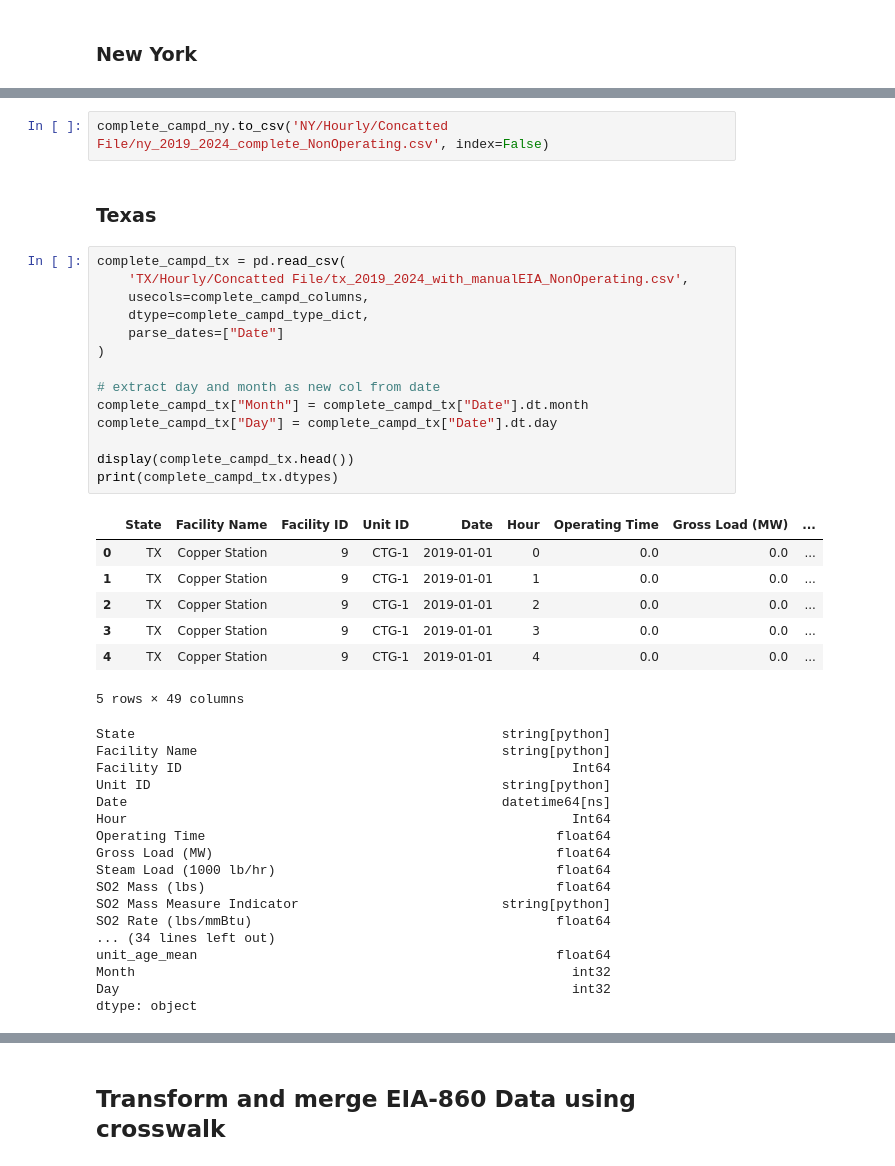
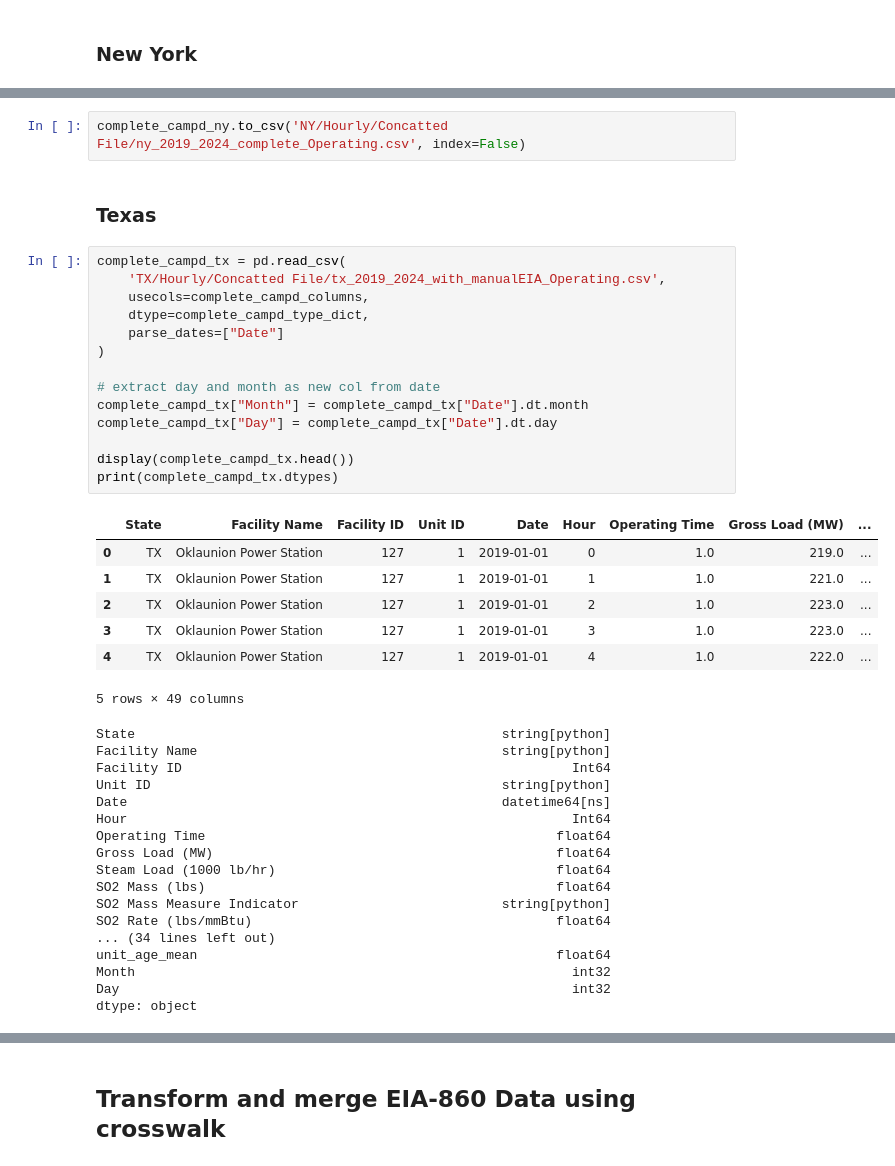
Before and after one commit to marcellmj/us-emission-pred, a Jupyter notebook: 01_Preliminary_Data_Processing/01_Preliminary_Data_Processing-5y-NonOperating.ipynb, the cells around one changed output, grey strips where cells are left out. Saved outputs shown, nothing was run; the diff lists cells and outputs as text.

```diff
--- a/01_Preliminary_Data_Processing-5y-NonOperating.ipynb
+++ b/01_Preliminary_Data_Processing/01_Preliminary_Data_Processing-5y-NonOperating.ipynb
@@ -1628,29 +1606,29 @@ complete_campd_ny.head(5)
 5 rows × 50 columns
 # %%
-complete_campd_ny.to_csv('NY/Hourly/Concatted File/ny_2019_2024_complete_NonOperating.csv', index=False)
+complete_campd_ny.to_csv('NY/Hourly/Concatted File/ny_2019_2024_complete_Operating.csv', index=False)
 # %% [markdown]
 <h3>Texas</h3>
 # %%
 complete_campd_tx = pd.read_csv(
-    'TX/Hourly/Concatted File/tx_2019_2024_with_manualEIA_NonOperating.csv',
+    'TX/Hourly/Concatted File/tx_2019_2024_with_manualEIA_Operating.csv',
     usecols=complete_campd_columns,
     dtype=complete_campd_type_dict,
     parse_dates=["Date"]
 )
 
 # extract day and month as new col from date
 complete_campd_tx["Month"] = complete_campd_tx["Date"].dt.month
 complete_campd_tx["Day"] = complete_campd_tx["Date"].dt.day
 
 display(complete_campd_tx.head())
 print(complete_campd_tx.dtypes)
 # %% [output]
 |  | State | Facility Name | Facility ID | Unit ID | Date | Hour | Operating Time | Gross Load (MW) | ... |
-| 0 | TX | Copper Station | 9 | CTG-1 | 2019-01-01 | 0 | 0.0 | 0.0 | ... |
-| 1 | TX | Copper Station | 9 | CTG-1 | 2019-01-01 | 1 | 0.0 | 0.0 | ... |
-| 2 | TX | Copper Station | 9 | CTG-1 | 2019-01-01 | 2 | 0.0 | 0.0 | ... |
-| 3 | TX | Copper Station | 9 | CTG-1 | 2019-01-01 | 3 | 0.0 | 0.0 | ... |
-| 4 | TX | Copper Station | 9 | CTG-1 | 2019-01-01 | 4 | 0.0 | 0.0 | ... |
+| 0 | TX | Oklaunion Power Station | 127 | 1 | 2019-01-01 | 0 | 1.0 | 219.0 | ... |
+| 1 | TX | Oklaunion Power Station | 127 | 1 | 2019-01-01 | 1 | 1.0 | 221.0 | ... |
+| 2 | TX | Oklaunion Power Station | 127 | 1 | 2019-01-01 | 2 | 1.0 | 223.0 | ... |
+| 3 | TX | Oklaunion Power Station | 127 | 1 | 2019-01-01 | 3 | 1.0 | 223.0 | ... |
+| 4 | TX | Oklaunion Power Station | 127 | 1 | 2019-01-01 | 4 | 1.0 | 222.0 | ... |
 5 rows × 49 columns
 State                                               string[python]
 Facility Name                                       string[python]
```
Also changed, not shown: parts of 60 cells of this notebook.
